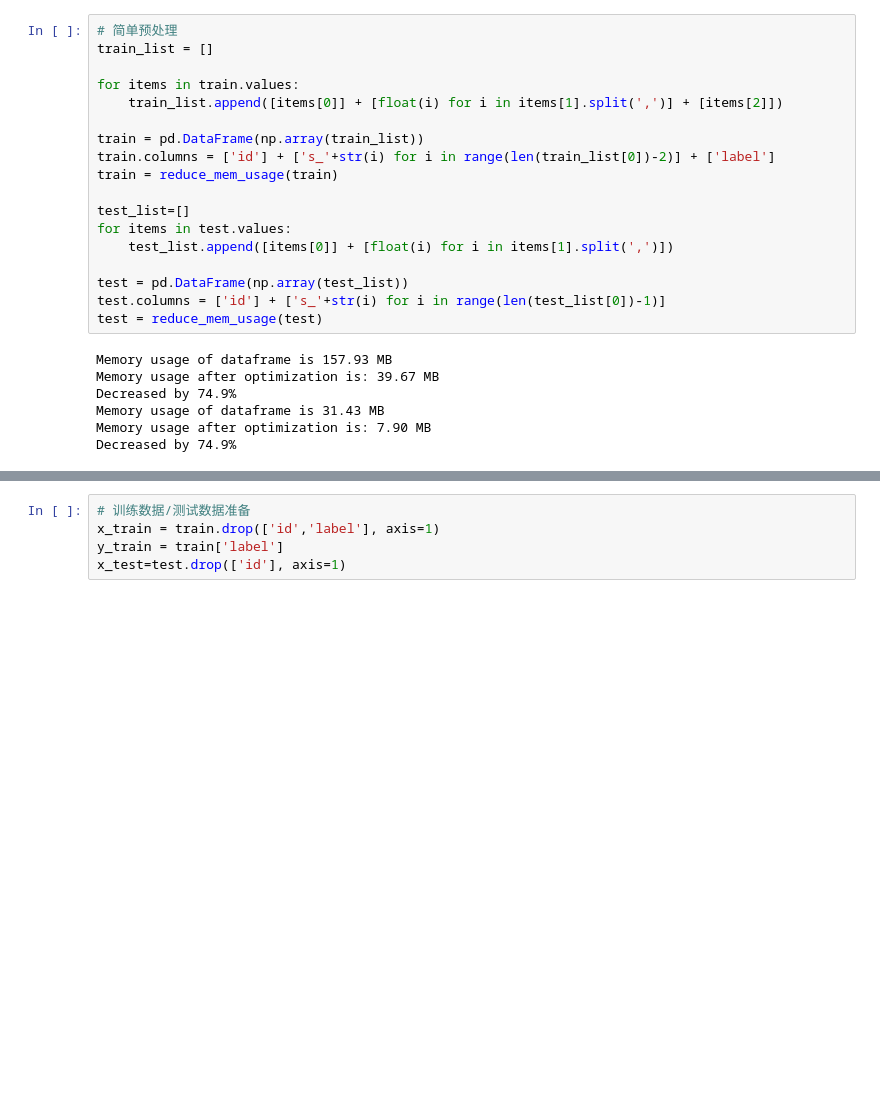
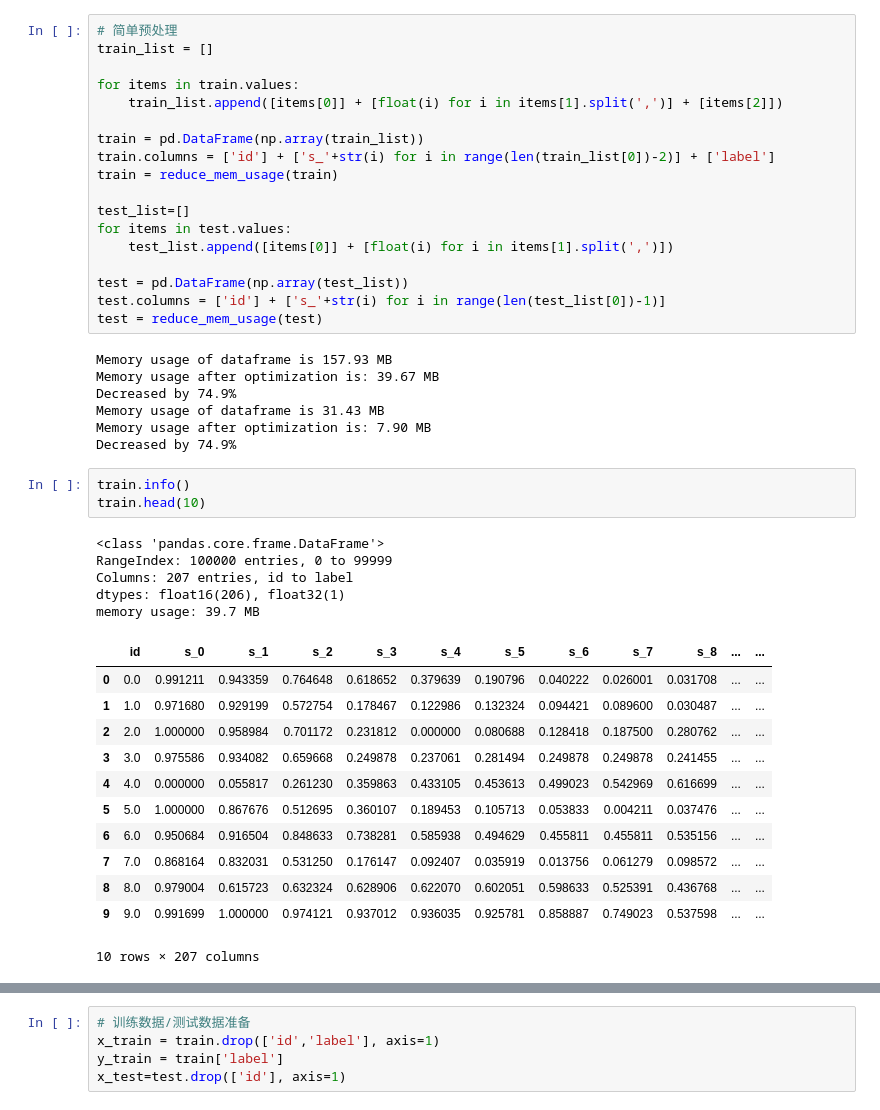
Before and after one commit to buaamse/ml, a Jupyter notebook: baseline_heartbeat.ipynb, the cells around one changed output, grey strips where cells are left out. Cells and saved outputs as stored; diff of their text form; blank space fills up the shorter version.

```diff
--- a/baseline_heartbeat.ipynb
+++ b/baseline_heartbeat.ipynb
@@ -103,3 +154,24 @@ Decreased by 74.9%
 Memory usage of dataframe is 31.43 MB
 Memory usage after optimization is: 7.90 MB
 Decreased by 74.9%
+# %%
+train.info()
+train.head(10)
+# %% [output]
+<class 'pandas.core.frame.DataFrame'>
+RangeIndex: 100000 entries, 0 to 99999
+Columns: 207 entries, id to label
+dtypes: float16(206), float32(1)
+memory usage: 39.7 MB
+|  | id | s_0 | s_1 | s_2 | s_3 | s_4 | s_5 | s_6 | s_7 | s_8 | ... | ... |
+| 0 | 0.0 | 0.991211 | 0.943359 | 0.764648 | 0.618652 | 0.379639 | 0.190796 | 0.040222 | 0.026001 | 0.031708 | ... | ... |
+| 1 | 1.0 | 0.971680 | 0.929199 | 0.572754 | 0.178467 | 0.122986 | 0.132324 | 0.094421 | 0.089600 | 0.030487 | ... | ... |
+| 2 | 2.0 | 1.000000 | 0.958984 | 0.701172 | 0.231812 | 0.000000 | 0.080688 | 0.128418 | 0.187500 | 0.280762 | ... | ... |
+| 3 | 3.0 | 0.975586 | 0.934082 | 0.659668 | 0.249878 | 0.237061 | 0.281494 | 0.249878 | 0.249878 | 0.241455 | ... | ... |
+| 4 | 4.0 | 0.000000 | 0.055817 | 0.261230 | 0.359863 | 0.433105 | 0.453613 | 0.499023 | 0.542969 | 0.616699 | ... | ... |
+| 5 | 5.0 | 1.000000 | 0.867676 | 0.512695 | 0.360107 | 0.189453 | 0.105713 | 0.053833 | 0.004211 | 0.037476 | ... | ... |
+| 6 | 6.0 | 0.950684 | 0.916504 | 0.848633 | 0.738281 | 0.585938 | 0.494629 | 0.455811 | 0.455811 | 0.535156 | ... | ... |
+| 7 | 7.0 | 0.868164 | 0.832031 | 0.531250 | 0.176147 | 0.092407 | 0.035919 | 0.013756 | 0.061279 | 0.098572 | ... | ... |
+| 8 | 8.0 | 0.979004 | 0.615723 | 0.632324 | 0.628906 | 0.622070 | 0.602051 | 0.598633 | 0.525391 | 0.436768 | ... | ... |
+| 9 | 9.0 | 0.991699 | 1.000000 | 0.974121 | 0.937012 | 0.936035 | 0.925781 | 0.858887 | 0.749023 | 0.537598 | ... | ... |
+10 rows × 207 columns
```
Also changed, not shown: parts of 7 cells of this notebook.
